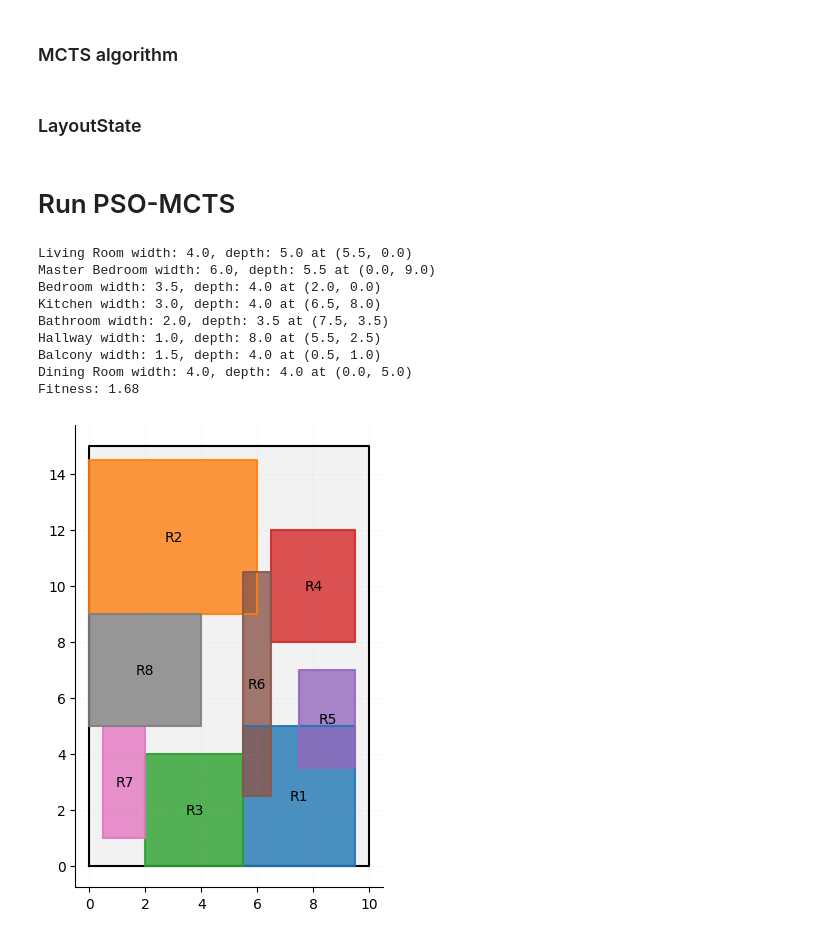
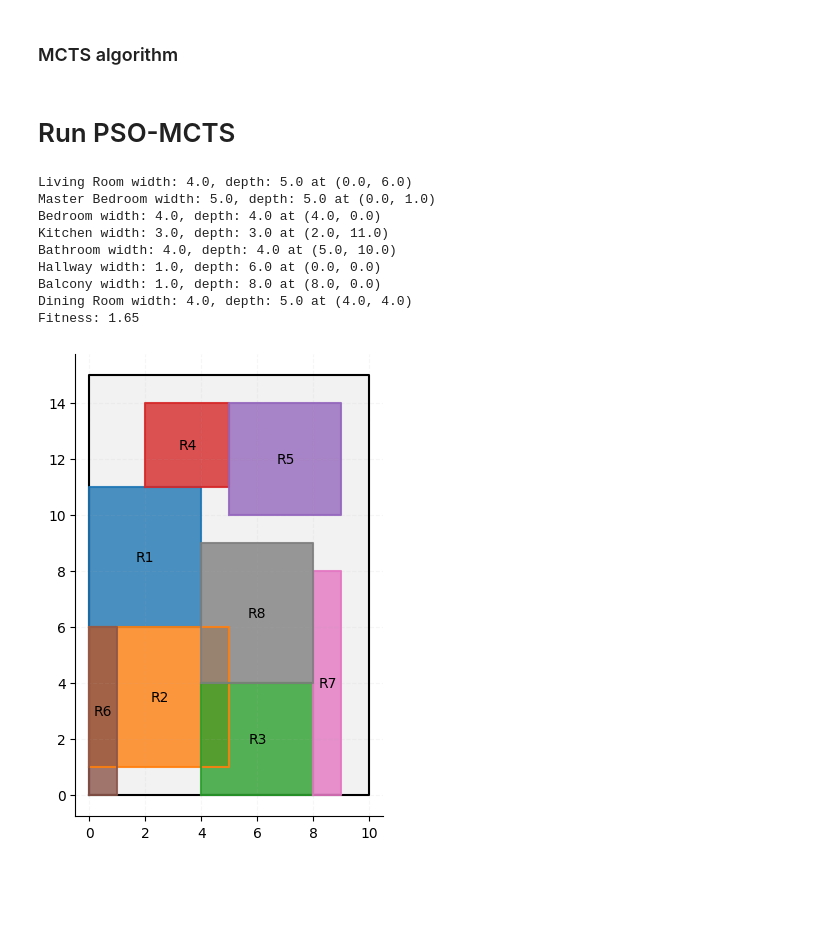
Before and after one commit to ZuxingGit/EvolutionaryOptimisation, a Jupyter notebook: code/generation.ipynb, the cells around one changed output. Cells and saved outputs as stored; diff of their text form; code cells hidden in the pictures; blank space fills up the shorter version.

Commit message:
Changed granularity to 1.0

```diff
--- a/code/generation.ipynb
+++ b/code/generation.ipynb
@@ -36,7 +36,7 @@ rooms_range = [
     ("Dining Room", 3, 5, 3, 5),
 ]
 
-granularity = 0.5
+granularity = 1.0
 # %% [markdown]
 ## Components size range
 **window & door**
@@ -267,8 +267,8 @@ class PSO:
     def random_size(self, room):
         min_w, max_w, min_d, max_d = room[1:]
         return [
-            round(random.uniform(min_w, max_w)/0.5)*0.5,
-            round(random.uniform(min_d, max_d)/0.5)*0.5
+            round(random.uniform(min_w, max_w)/granularity)*granularity,
+            round(random.uniform(min_d, max_d)/granularity)*granularity
         ]
 
     def optimize(self, boundary):
@@ -438,8 +440,6 @@ class MCTS:
                 best_value = child.visits
                 best_node = child
         return best_node.state.get_house()
-# %% [markdown]
-### LayoutState
 # %%
 class LayoutState:
     def __init__(self, boundary, rooms):
@@ -517,36 +517,36 @@ class LayoutState:
 # %%
 # Modified generate_house function using PSO-MCTS
 def generate_house_pso_mcts(boundary, rooms_range, pso_iter=200, mcts_iter=200):
     # Optimize room sizes with PSO
-    pso = PSO(rooms_range, num_particles=200, max_iter=pso_iter)
+    pso = PSO(rooms_range, num_particles=50, max_iter=pso_iter)
     best_house = pso.optimize(boundary)
     # print rooms (name, width, depth, x, y
     for room in best_house.rooms:
         print(room)
 
 
     # final check
     if len(best_house.rooms) < len(rooms_range):
         print("Failed to place all rooms")
 
     return best_house
 
 # Run the PSO-MCTS algorithm
 house_example = generate_house_pso_mcts(boundary, rooms_range)
 
 if house_example.cluster.is_valid:
     print(f"Fitness: {fitness_function(house_example):.2f}")
 else:
     print("Generated invalid layout")
 draw_house_cluster(house_example)
 # %% [output]
-Living Room width: 4.0, depth: 5.0 at (5.5, 0.0)
-Master Bedroom width: 6.0, depth: 5.5 at (0.0, 9.0)
-Bedroom width: 3.5, depth: 4.0 at (2.0, 0.0)
-Kitchen width: 3.0, depth: 4.0 at (6.5, 8.0)
-Bathroom width: 2.0, depth: 3.5 at (7.5, 3.5)
-Hallway width: 1.0, depth: 8.0 at (5.5, 2.5)
-Balcony width: 1.5, depth: 4.0 at (0.5, 1.0)
-Dining Room width: 4.0, depth: 4.0 at (0.0, 5.0)
-Fitness: 1.68
+Living Room width: 4.0, depth: 5.0 at (0.0, 6.0)
+Master Bedroom width: 5.0, depth: 5.0 at (0.0, 1.0)
+Bedroom width: 4.0, depth: 4.0 at (4.0, 0.0)
+Kitchen width: 3.0, depth: 3.0 at (2.0, 11.0)
+Bathroom width: 4.0, depth: 4.0 at (5.0, 10.0)
+Hallway width: 1.0, depth: 6.0 at (0.0, 0.0)
+Balcony width: 1.0, depth: 8.0 at (8.0, 0.0)
+Dining Room width: 4.0, depth: 5.0 at (4.0, 4.0)
+Fitness: 1.65
-[figure, old version]
+[figure, new version]
```
Also changed, not shown: parts of 4 cells of this notebook.
